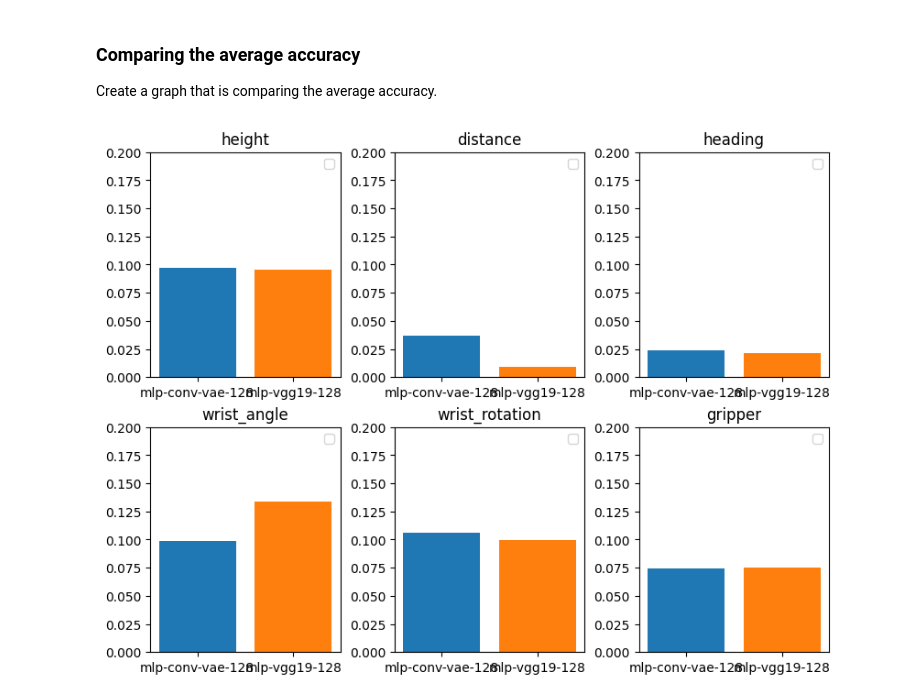
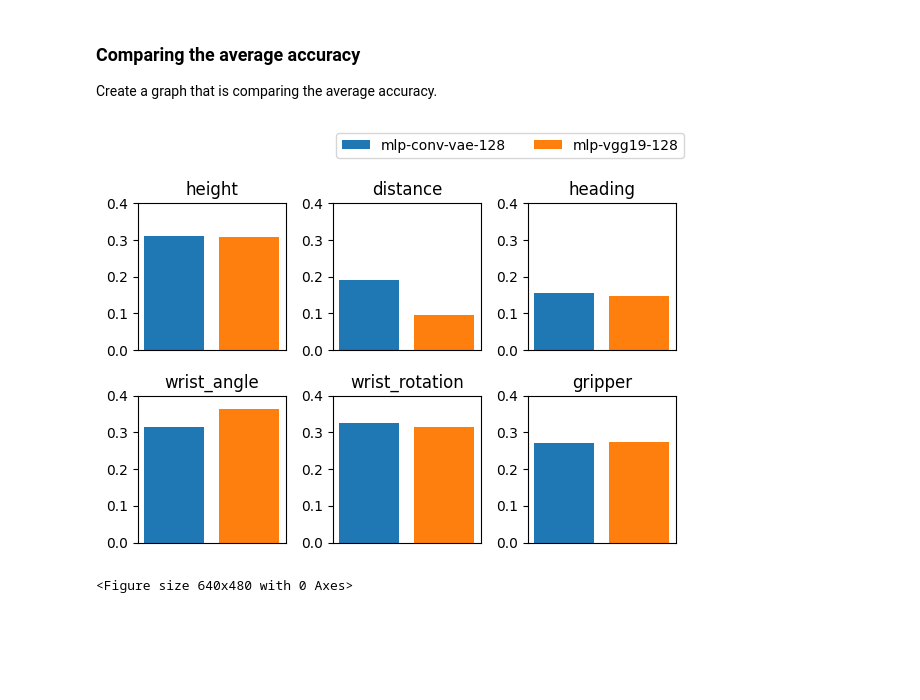
Before and after one commit to Sahara-Sheik/Robotic-Vision, a Jupyter notebook: src/visual_proprioception/Compare_VisualProprioception.ipynb, the cells around one changed output. Drawn from its saved outputs; the diff is of its cells as text; code cells hidden in the pictures; blank space fills up the shorter version.

```diff
--- a/src/visual_proprioception/Compare_VisualProprioception.ipynb
+++ b/src/visual_proprioception/Compare_VisualProprioception.ipynb
@@ -132,11 +133,12 @@ titles = ["height","distance", "heading", "wrist_angle", "wrist_rotation", "grip
 for i in range(Config()["robot"]["action_space_size"]):
     ax = axs[i//3, i%3]
     ax.set_ylim(0, 1.4)
-    ax.plot(t, y[:,i], label="y")
+    ax.plot(t, y[:,i], label="ground truth")
     for ypred, exp in zip(ypreds,exps):
         # fixme, fix the label to the name in the exp
         ax.plot(t, ypred[:,i], label=exp["name"])
-    ax.legend()
+    if i==0:
+        fig.legend(bbox_to_anchor=(1.25, 1))
     ax.set_title(titles[i])
 
 graphfilename = pathlib.Path(leadexp["data_dir"], "comparison.pdf")
@@ -147,21 +149,31 @@ plt.savefig(graphfilename)
 ### Comparing the average accuracy
 Create a graph that is comparing the average accuracy.
 # %%
-fig, axs = plt.subplots(2,3, constrained_layout=True, figsize=(8, 6))
+fig, axs = plt.subplots(2,3, constrained_layout=True, figsize=(6, 4))
 
 for i in range(Config()["robot"]["action_space_size"]):
     ax = axs[i//3, i%3]
-    ax.set_ylim(0, 0.2)
+    ax.set_ylim(0, 0.4)
     # ax.plot(t, y[:,i], label="y")
+    bars = []
+    names = []
     for ypred, exp in zip(ypreds,exps):
         ## FIXME: some kind of different plot
         # error = avg(y[:,i], ypred[:,i])
-        error = np.mean((y[:,i]- ypred[:,i]) ** 2)
-        ax.bar(exp["name"], error)
-    ax.legend()
+        error = math.sqrt(np.mean((y[:,i]- ypred[:,i]) ** 2))
+        br = ax.bar(exp["name"], error)
+        bars.append(br)
+        names.append(exp["name"])
+    # Remove x-axis labels if desired
+    ax.set_xticks([])
+    if i==0:
+        fig.legend(bars, names, bbox_to_anchor=(1, 1.1), ncol=2)
     ax.set_title(titles[i])
 
+fig.tight_layout()
+plt.show()
 graphfilename = pathlib.Path(leadexp["data_dir"], "msecomparison.pdf")
 plt.savefig(graphfilename)
 # %% [output]
-[figure, old version]
+[figure, new version]
+<Figure size 640x480 with 0 Axes>
```
Also changed, not shown: parts of 3 cells of this notebook.
